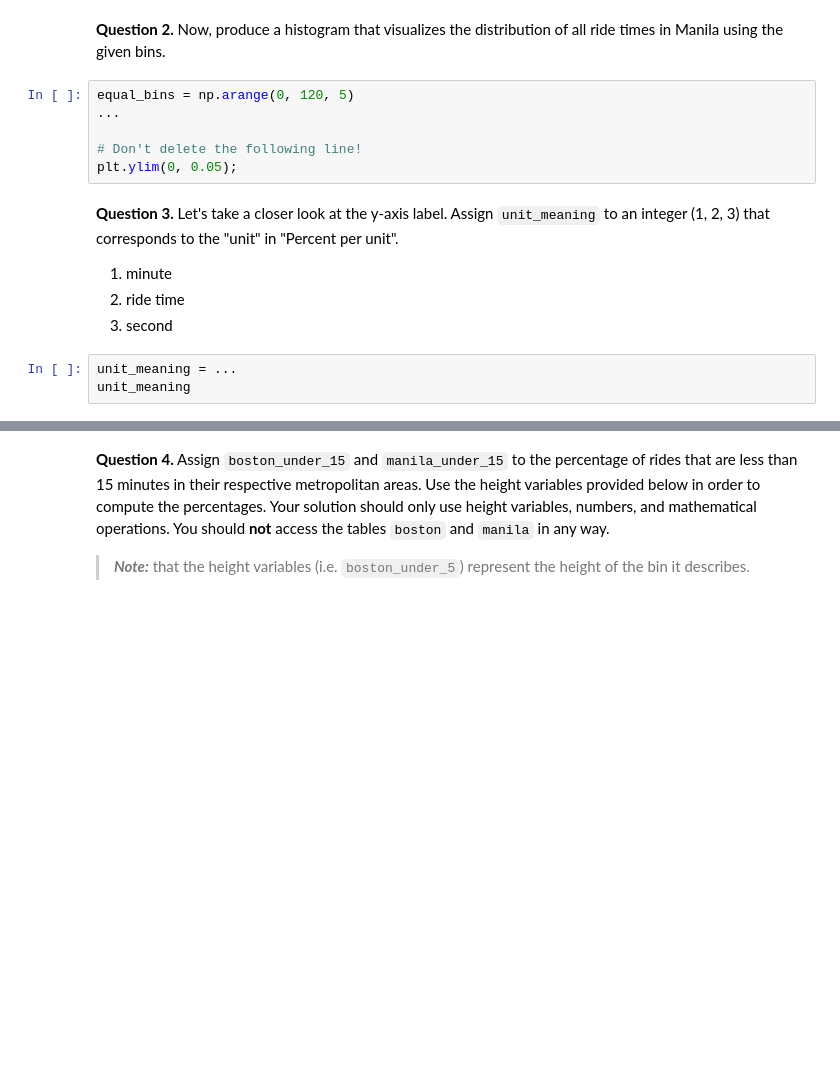
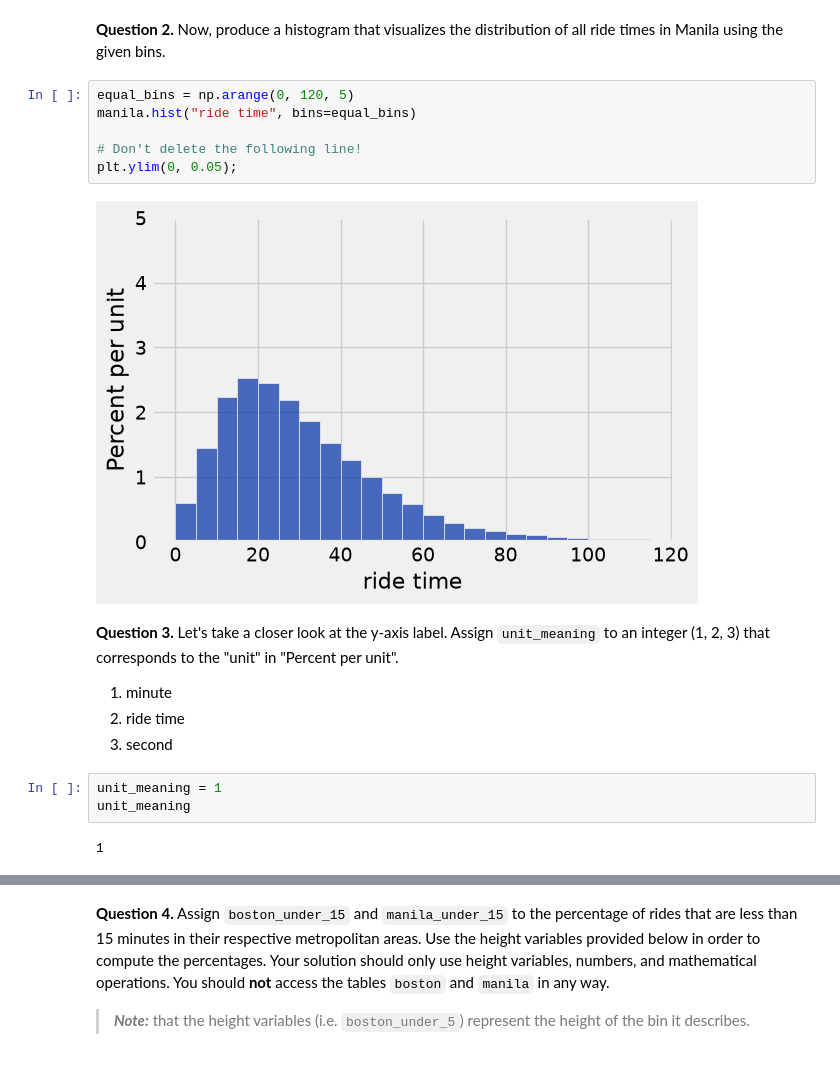
Before and after one commit to Jayden2025-code/26-fall-intro-JD, a Jupyter notebook: Homework 3/hw03.ipynb, the cells around one changed output, grey strips where cells are left out. Saved outputs shown, nothing was run; the diff lists cells and outputs as text; blank space fills up the shorter version.

```diff
--- a/Homework 3/hw03.ipynb
+++ b/Homework 3/hw03.ipynb
@@ -305,10 +363,12 @@ equal_bins = np.arange(0, 120, 5)
 **Question 2.** Now, produce a histogram that visualizes the distribution of all ride times in Manila using the given bins.
 # %%
 equal_bins = np.arange(0, 120, 5)
-...
+manila.hist("ride time", bins=equal_bins)
 
 # Don't delete the following line!
 plt.ylim(0, 0.05);
+# %% [output]
+[figure, added]
 # %% [markdown]
 <!-- END QUESTION -->
 
@@ -318,7 +378,9 @@ plt.ylim(0, 0.05);
 2. ride time
 3. second
 # %%
-unit_meaning = ...
+unit_meaning = 1
 unit_meaning
+# %% [output]
+1
 # %%
 grader.check("q3_3")
```
Also changed, not shown: parts of 28 cells of this notebook, 1 other file.
